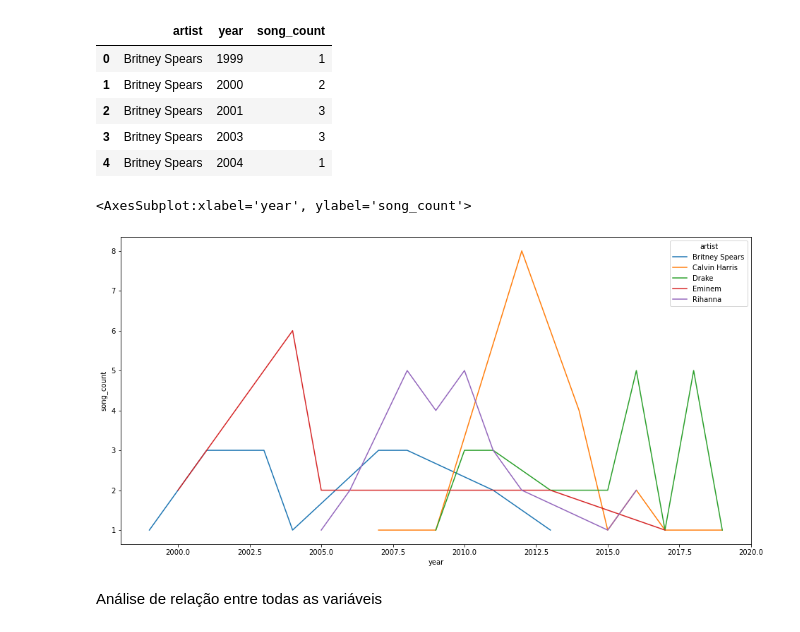
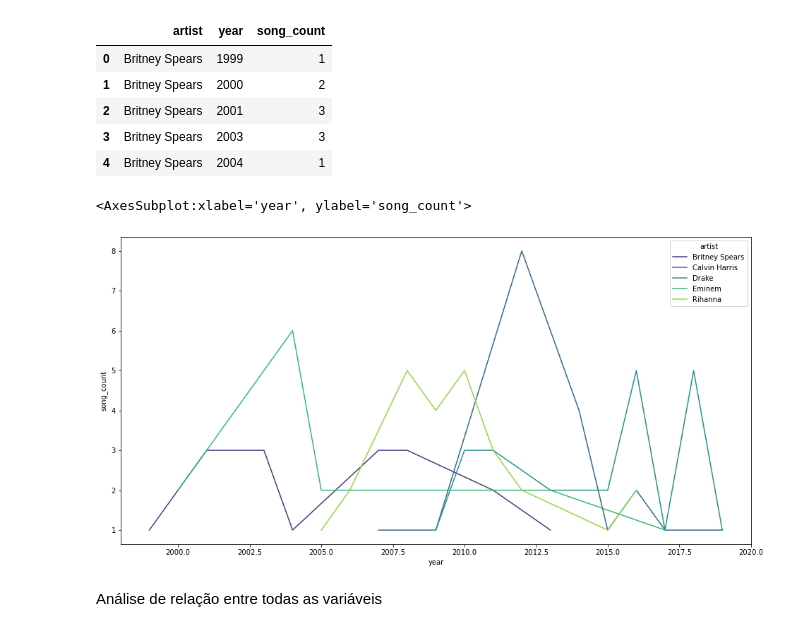
Before and after one commit to lucallegari/project02, a Jupyter notebook: Spotify/solution.ipynb, the cells around one changed output. Saved outputs shown, nothing was run; the diff lists cells and outputs as text; code cells hidden in the pictures.

```diff
--- a/Spotify/solution.ipynb
+++ b/Spotify/solution.ipynb
@@ -297,11 +297,10 @@ df_artist.head()
 | 4 | Britney Spears | 2004 | 1 |
 # %%
 plt.figure(figsize=(16,8))
-sns.lineplot(x='year', y='song_count', hue='artist', data=df_artist)
-ax=sns.lineplot(data=df_artist, palette='viridis')
+sns.lineplot(x='year', y='song_count', hue='artist', data=df_artist, palette='viridis')
 # %% [output]
 <AxesSubplot:xlabel='year', ylabel='song_count'>
-[figure, old version]
+[figure, new version]
 # %% [markdown]
 Análise de relação entre todas as variáveis
 # %%
```
Also changed, not shown: parts of 2 cells of this notebook.
